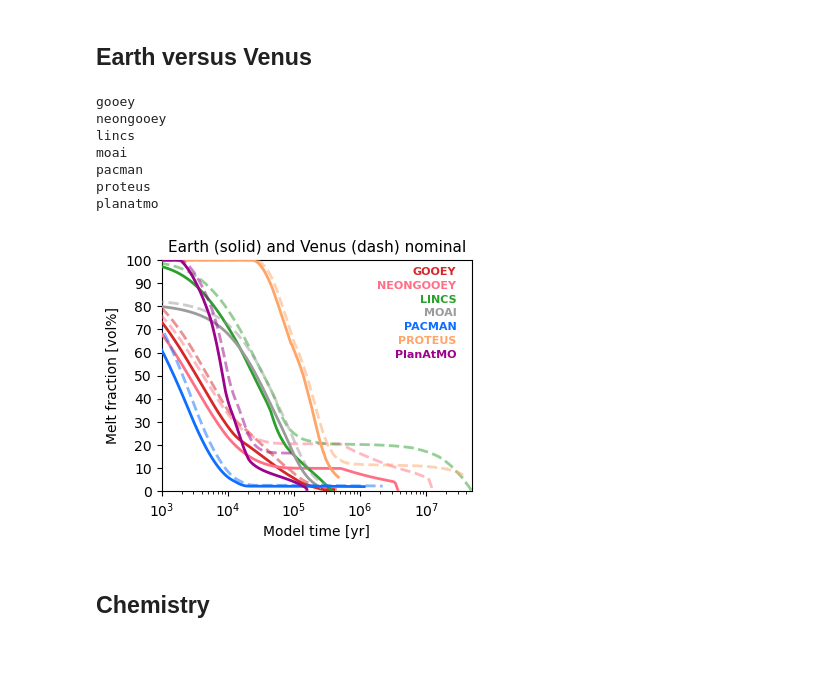
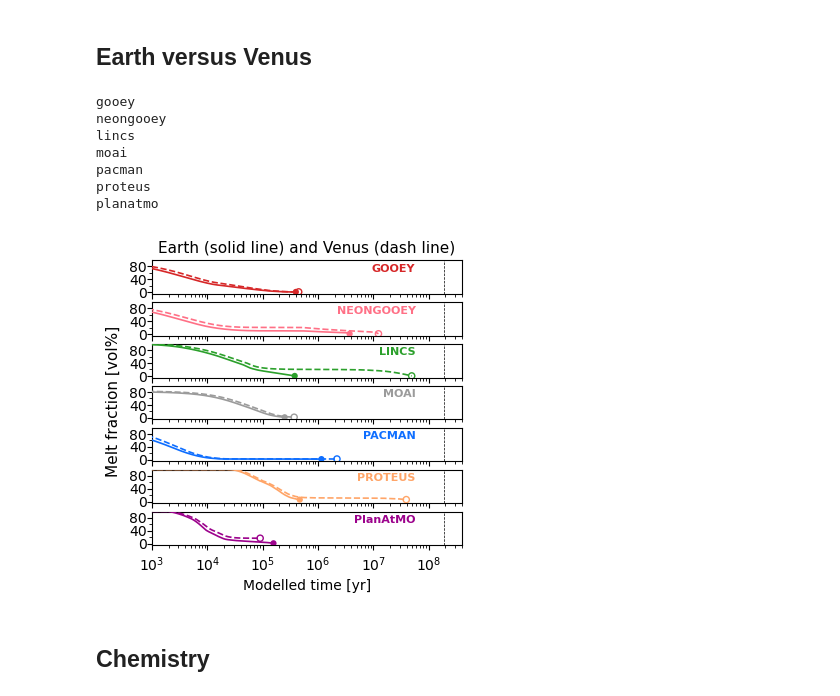
Before and after one commit to lena-noack/chili, a Jupyter notebook: intercomparison/analysis_solarsystem/compare.ipynb, the cells around one changed output. Drawn from its saved outputs; the diff is of its cells as text; code cells hidden in the pictures; blank space fills up the shorter version.

```diff
--- a/intercomparison/analysis_solarsystem/compare.ipynb
+++ b/intercomparison/analysis_solarsystem/compare.ipynb
@@ -557,12 +566,12 @@ planatmo
 # %% [markdown]
 ## Earth versus Venus
 # %%
-fig, ax = plt.subplots(1,1, figsize=(4,3))
+nrow = len(models)
+fig, axs = plt.subplots(nrow,1, figsize=(4,0.2+0.5*nrow), sharex=True)
 
-controls = ["nominal"]
-
-xmax = time_min+1
+xmax = 4e8
 for im,m in enumerate(models):
+    ax = axs[im]
     print(m)
 
     if any([len(models_data[m][p]) == 0 for p in planets]):
@@ -575,71 +584,67 @@ for im,m in enumerate(models):
 
         d = models_data[m][p]
         col = get_color(m)
-        lw = 2
+        lw = 1.2
 
         if p == "earth":
             ls = "solid"
-            al = 1.0
-
+            mc = col
+            ec = 'none'
         else:
             ls = "dashed"
-            al = 0.5
+            mc = 'none'
+            ec = col
 
         for case in d.keys():
-            if "evo" not in case:
+            if ("evo" not in case) or ("nominal" not in case):
                 continue
-            if np.all([param in case for param in controls]):
 
-                x = d[case]["t(yr)"]
-                y = d[case]["phi(vol_frac)"] * 100
+            x = d[case]["t(yr)"]
+            y = d[case]["phi(vol_frac)"] * 100
 
-                xmax = max(xmax,np.amax(x))
+            xmax = max(xmax,np.amax(x))
 
-                ax.plot(x, y, color=col, ls=ls, lw=lw, zorder=4, alpha=al, label=lbl)
-                # if lbl != "":
-                #     ax.annotate(lbl, (x.iloc[-1], y.iloc[-1]), color=col, fontsize=8, zorder=5, rotation=30, rotation_mode='anchor', ha='left')
+            ax.plot(x, y, color=col, ls=ls, lw=lw, zorder=4)
+            ax.scatter(x.iloc[-1], y.iloc[-1], color=mc, edgecolors=ec, s=20, zorder=5)
 
-    xtxt = 0.95
-    ytxt = 0.95 - 0.06*im
-    ax.text(xtxt, ytxt, lbl,  ha='right', va='center', transform=ax.transAxes,
+    ax.text(0.85, 0.9, lbl,  ha='right', va='top', transform=ax.transAxes,
             zorder=30, color=col, fontsize=8, weight='bold')
 
-# add vertical lines for ages of interest
-for k, x in ages_yr.items():
-    if x > xmax:
-        continue
-    ax.axvline(x, color="k", ls="--", lw=0.5, zorder=6)
-    va = 'top'
-    if k in ["Moon formed", "GOE early"]:
-        va = 'bottom'
-    ax.annotate(k, xy=(x, 0.8), ha="right", va=va, fontsize=8, rotation=90, rotation_mode='anchor')
+    # add vertical lines for ages of interest
+    for k in ["MO early", ]:
+        x = ages_yr[k]
+        if x > xmax:
+            continue
+        ax.axvline(x, color="k", ls="--", lw=0.5, zorder=6)
 
-ax.axvline(x=0, color="k", ls="-", lw=0.5)
+    ax.axvline(x=0, color="k", ls="-", lw=0.5)
 
-ax.set_xscale("log")
-ax.set_xlabel("Model time [yr]")
-ax.set_xlim(left=time_min, right=xmax)
+    ax.set_ylim(-5,99)
+    ax.yaxis.set_major_locator(mpl.ticker.MultipleLocator(40))
+    ax.yaxis.set_minor_locator(mpl.ticker.MultipleLocator(20))
+    ax.tick_params(axis='y', which='both', pad=-0.08)
 
-ax.set_ylabel(get_label("phi(vol_pct)"))
-ax.set_ylim(0, 100)
-ax.yaxis.set_major_locator(mpl.ticker.MultipleLocator(10))
+axs[-1].set_xscale("log")
+axs[-1].set_xlabel("Modelled time [yr]")
+axs[-1].set_xlim(left=time_min, right=xmax)
 
-# ax.grid(alpha=0.3, zorder=-2)
+fig.supylabel(get_label("phi(vol_pct)"), x=0.01, fontsize=11)
+fig.subplots_adjust(hspace=0.25)
 
-title = "Earth (solid) and Venus (dash)" + f" {' '.join(controls)}"
-ax.set_title(title, fontsize=11)
+title = "Earth (solid line) and Venus (dash line)"
+axs[0].set_title(title, fontsize=11)
 
 plt.show()
 
 fig.savefig(f"out/phi_evo_planets.{EXT}", bbox_inches='tight', dpi=DPI)
 # %% [output]
 gooey
 neongooey
 lincs
 moai
 pacman
 proteus
 planatmo
-[figure, old version]
+[figure, new version]
 # %% [markdown]
 ## Chemistry
```
Also changed, not shown: parts of 9 cells of this notebook, 5 other files.
